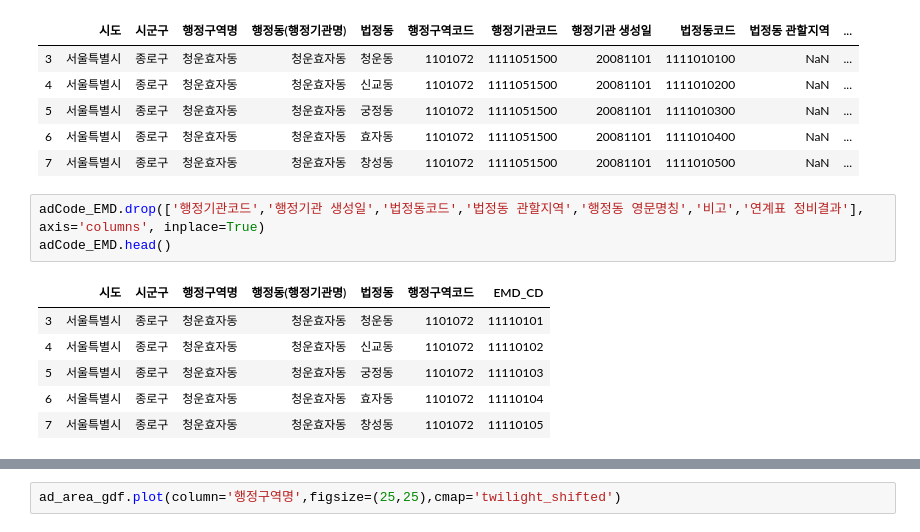
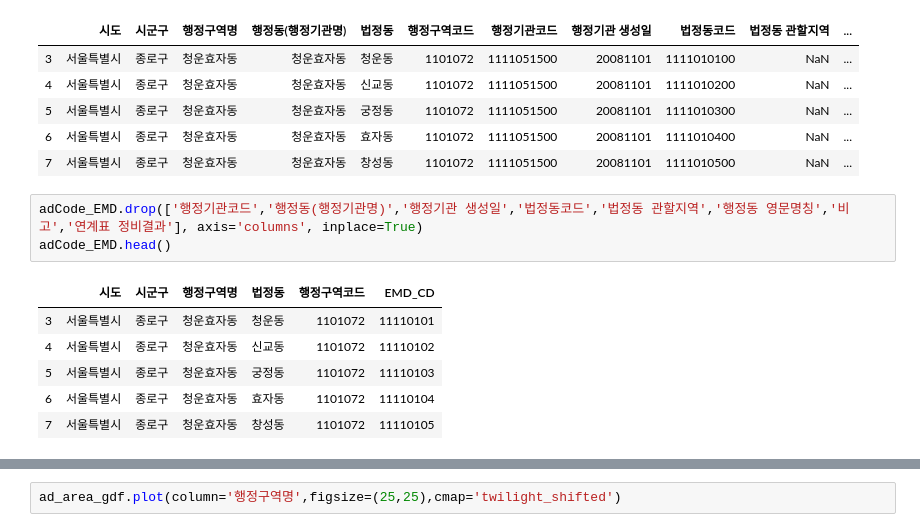
Before and after one commit to jiwon11/localDataAnalysis, a Jupyter notebook: destrict.ipynb, the cells around one changed output, grey strips where cells are left out. Saved outputs shown, nothing was run; the diff lists cells and outputs as text.

```diff
--- a/destrict.ipynb
+++ b/destrict.ipynb
@@ -96,13 +96,13 @@ adCode_EMD.head()
 | 6 | 서울특별시 | 종로구 | 청운효자동 | 청운효자동 | 효자동 | 1101072 | 1111051500 | 20081101 | 1111010400 | NaN | ... |
 | 7 | 서울특별시 | 종로구 | 청운효자동 | 청운효자동 | 창성동 | 1101072 | 1111051500 | 20081101 | 1111010500 | NaN | ... |
 # %%
-adCode_EMD.drop(['행정기관코드','행정기관 생성일','법정동코드','법정동 관할지역','행정동 영문명칭','비고','연계표 정비결과'], axis='columns', inplace=True)
+adCode_EMD.drop(['행정기관코드','행정동(행정기관명)','행정기관 생성일','법정동코드','법정동 관할지역','행정동 영문명칭','비고','연계표 정비결과'], axis='columns', inplace=True)
 adCode_EMD.head()
 # %% [output]
-|  | 시도 | 시군구 | 행정구역명 | 행정동(행정기관명) | 법정동 | 행정구역코드 | EMD_CD |
-| 3 | 서울특별시 | 종로구 | 청운효자동 | 청운효자동 | 청운동 | 1101072 | 11110101 |
-| 4 | 서울특별시 | 종로구 | 청운효자동 | 청운효자동 | 신교동 | 1101072 | 11110102 |
-| 5 | 서울특별시 | 종로구 | 청운효자동 | 청운효자동 | 궁정동 | 1101072 | 11110103 |
-| 6 | 서울특별시 | 종로구 | 청운효자동 | 청운효자동 | 효자동 | 1101072 | 11110104 |
-| 7 | 서울특별시 | 종로구 | 청운효자동 | 청운효자동 | 창성동 | 1101072 | 11110105 |
+|  | 시도 | 시군구 | 행정구역명 | 법정동 | 행정구역코드 | EMD_CD |
+| 3 | 서울특별시 | 종로구 | 청운효자동 | 청운동 | 1101072 | 11110101 |
+| 4 | 서울특별시 | 종로구 | 청운효자동 | 신교동 | 1101072 | 11110102 |
+| 5 | 서울특별시 | 종로구 | 청운효자동 | 궁정동 | 1101072 | 11110103 |
+| 6 | 서울특별시 | 종로구 | 청운효자동 | 효자동 | 1101072 | 11110104 |
+| 7 | 서울특별시 | 종로구 | 청운효자동 | 창성동 | 1101072 | 11110105 |
 # %%
```
Also changed, not shown: parts of 11 cells of this notebook, 1 other file.
